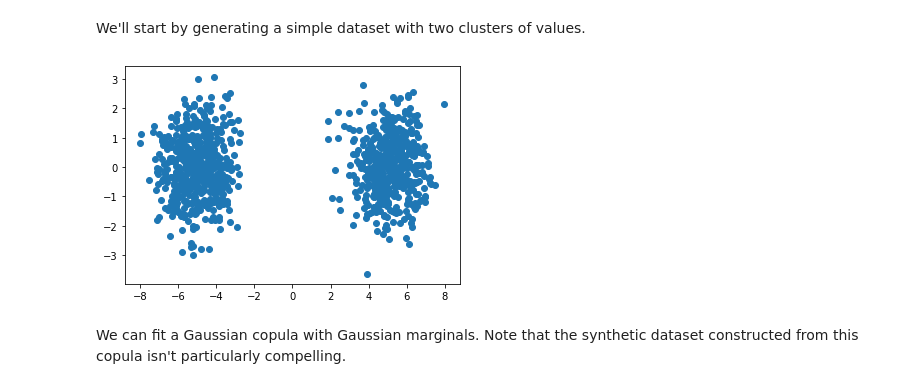
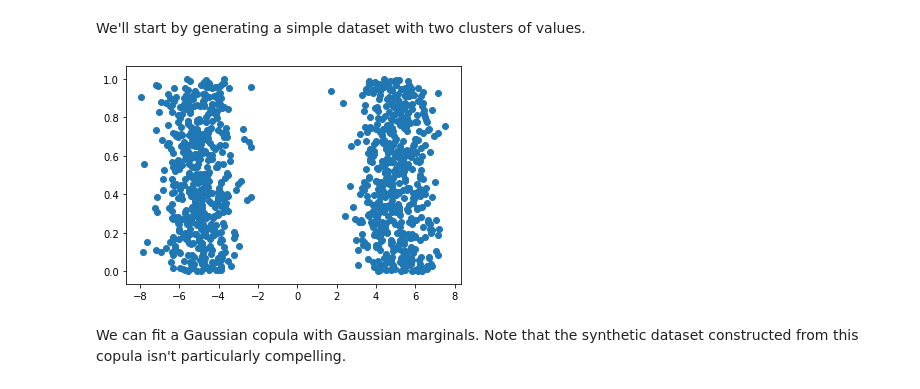
Before and after one commit to sdv-dev/Copulas, a Jupyter notebook: examples/2_gaussian_copula.ipynb, the cells around one changed output. Drawn from its saved outputs; the diff is of its cells as text; code cells hidden in the pictures.

```diff
--- a/examples/2_gaussian_copula.ipynb
+++ b/examples/2_gaussian_copula.ipynb
@@ -12,11 +12,11 @@ We'll start by generating a simple dataset with two clusters of values.
 # %%
 mask = 10*np.random.randint(0, 2, size=1000)-5
 x = mask + np.random.normal(size=1000)
-y = np.random.normal(size=1000)
+y = np.random.uniform(size=1000)
 dataset = pd.DataFrame({"x": x, "y": y})
 plt.scatter(dataset["x"], dataset["y"]);
 # %% [output]
-[figure, old version]
+[figure, new version]
 # %% [markdown]
 We can fit a Gaussian copula with Gaussian marginals. Note that the synthetic dataset constructed from this copula isn't particularly compelling.
 # %%
```
Also changed, not shown: parts of 8 cells of this notebook, 4 other files.
